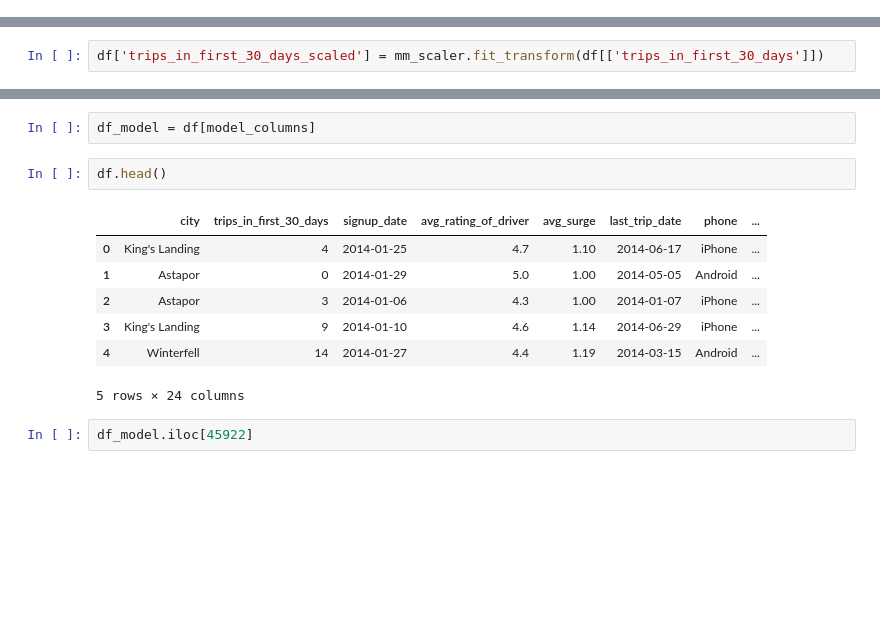
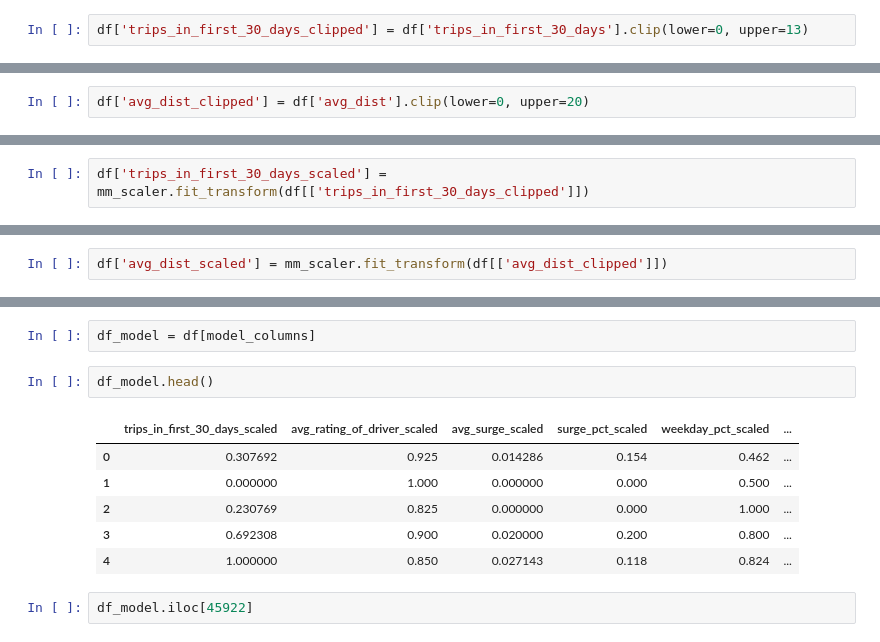
Before and after one commit to jeffnb/springboard-takehome-ultimate, a Jupyter notebook: Ultimate Data Challenge.ipynb, the cells around one changed output, grey strips where cells are left out. Saved outputs shown, nothing was run; the diff lists cells and outputs as text; blank space fills up the shorter version.

Commit message:
Adding more models and tuning

```diff
--- a/Ultimate Data Challenge.ipynb
+++ b/Ultimate Data Challenge.ipynb
@@ -221,0 +223,2 @@ df['trips_in_first_30_days'].value_counts().sort_index().plot()
+# %%
+df['trips_in_first_30_days_clipped'] = df['trips_in_first_30_days'].clip(lower=0, upper=13)
@@ -221,0 +234,2 @@ df['trips_in_first_30_days'].value_counts().sort_index().plot()
+# %%
+df['avg_dist_clipped'] = df['avg_dist'].clip(lower=0, upper=20)
@@ -224,7 +252,7 @@ from sklearn.preprocessing import MinMaxScaler
 # %%
 mm_scaler = MinMaxScaler()
 # %%
-df['trips_in_first_30_days_scaled'] = mm_scaler.fit_transform(df[['trips_in_first_30_days']])
+df['trips_in_first_30_days_scaled'] = mm_scaler.fit_transform(df[['trips_in_first_30_days_clipped']])
 # %%
 df['avg_rating_of_driver_scaled'] = mm_scaler.fit_transform(df[['avg_rating_of_driver']])
 # %%
@@ -233,6 +261,8 @@ df['avg_surge_scaled'] = mm_scaler.fit_transform(df[['avg_surge']])
 df['surge_pct_scaled'] = mm_scaler.fit_transform(df[['surge_pct']])
 # %%
 df['weekday_pct_scaled'] = mm_scaler.fit_transform(df[['weekday_pct']])
+# %%
+df['avg_dist_scaled'] = mm_scaler.fit_transform(df[['avg_dist_clipped']])
 # %%
 df['avg_rating_by_driver_scaled'] = mm_scaler.fit_transform(df[['avg_rating_by_driver']])
 # %%
@@ -253,15 +283,14 @@ model_columns = scaled_columns + ['ultimate_black_user', 'Astapor', "King's Land
 # %%
 df_model = df[model_columns]
 # %%
-df.head()
+df_model.head()
 # %% [output]
-|  | city | trips_in_first_30_days | signup_date | avg_rating_of_driver | avg_surge | last_trip_date | phone | ... |
-| 0 | King's Landing | 4 | 2014-01-25 | 4.7 | 1.10 | 2014-06-17 | iPhone | ... |
-| 1 | Astapor | 0 | 2014-01-29 | 5.0 | 1.00 | 2014-05-05 | Android | ... |
-| 2 | Astapor | 3 | 2014-01-06 | 4.3 | 1.00 | 2014-01-07 | iPhone | ... |
-| 3 | King's Landing | 9 | 2014-01-10 | 4.6 | 1.14 | 2014-06-29 | iPhone | ... |
-| 4 | Winterfell | 14 | 2014-01-27 | 4.4 | 1.19 | 2014-03-15 | Android | ... |
+|  | trips_in_first_30_days_scaled | avg_rating_of_driver_scaled | avg_surge_scaled | surge_pct_scaled | weekday_pct_scaled | ... |
+| 0 | 0.307692 | 0.925 | 0.014286 | 0.154 | 0.462 | ... |
+| 1 | 0.000000 | 1.000 | 0.000000 | 0.000 | 0.500 | ... |
+| 2 | 0.230769 | 0.825 | 0.000000 | 0.000 | 1.000 | ... |
+| 3 | 0.692308 | 0.900 | 0.020000 | 0.200 | 0.800 | ... |
+| 4 | 1.000000 | 0.850 | 0.027143 | 0.118 | 0.824 | ... |
-5 rows × 24 columns
 # %%
 df_model.iloc[45922]
 # %% [output]
```
Also changed, not shown: parts of 44 cells of this notebook.
